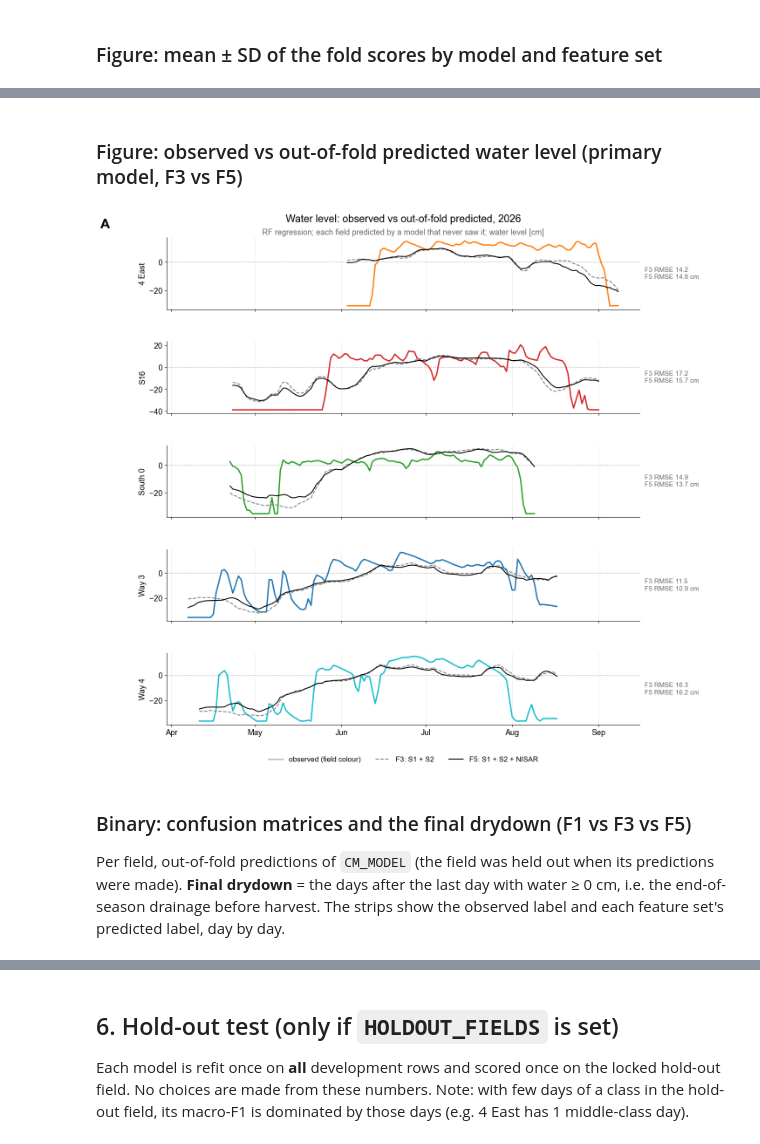
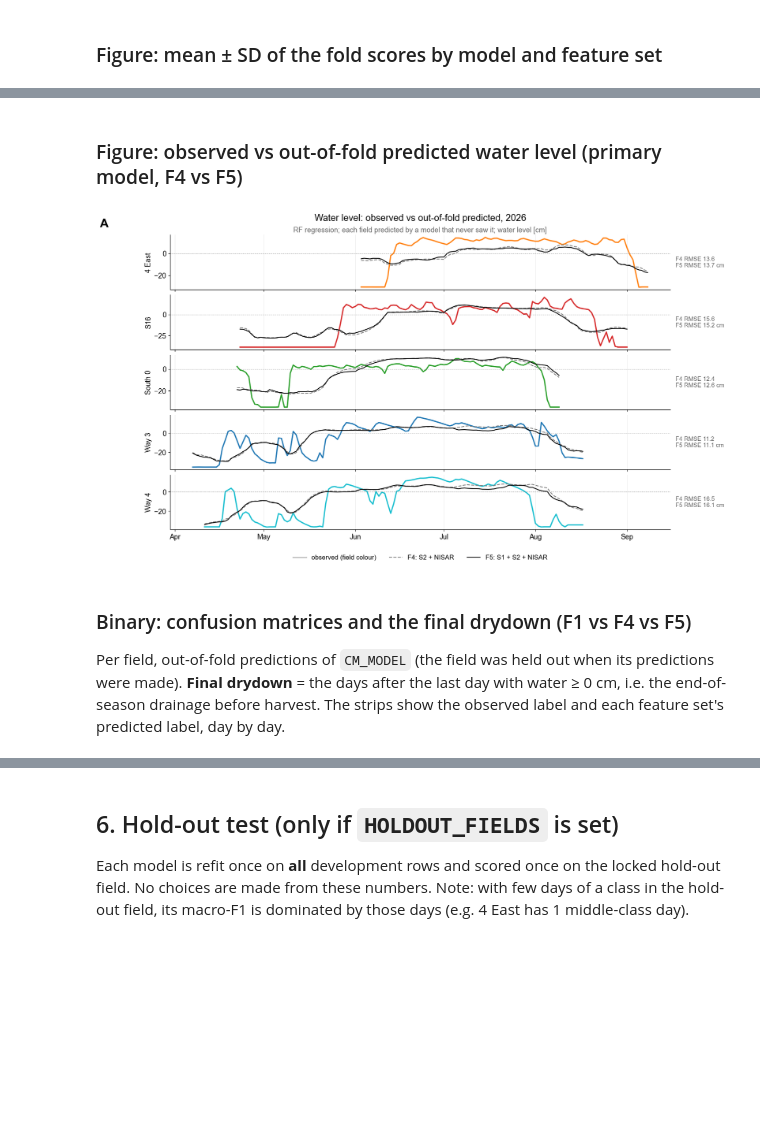
Before and after one commit to edrian-liao/rice-methane-downscaling, a Jupyter notebook: notebooks/train_model.ipynb, the cells around one changed output, grey strips where cells are left out. Drawn from its saved outputs; the diff is of its cells as text; code cells hidden in the pictures; blank space fills up the shorter version.

```diff
--- a/notebooks/train_model.ipynb
+++ b/notebooks/train_model.ipynb
@@ -251,12 +258,11 @@ def make_models(task):
             "Mean":        (DummyRegressor(), "none"),
             "Climatology": (DoyClimatology(CLIM_HALF_WIDTH, "reg"), "doy"),
             "Ridge":       (make_pipeline(*prep(), Ridge(alpha=RIDGE_ALPHA)), "features"),
-            "ElasticNet":  (make_pipeline(*prep(), ElasticNet(**ENET_PARAMS)), "features"),
+            # "ElasticNet":  (make_pipeline(*prep(), ElasticNet(**ENET_PARAMS)), "features"),
             "SVM":         (make_pipeline(*prep(), SVR(C=SVM_C)), "features"),
             "RF":          (make_pipeline(*prep(False), RandomForestRegressor(**RF_PARAMS)), "features"),
-            "ExtraTrees":  (make_pipeline(*prep(False), ExtraTreesRegressor(**ET_PARAMS)), "features"),
+            # "ExtraTrees":  (make_pipeline(*prep(False), ExtraTreesRegressor(**ET_PARAMS)), "features"),
             "XGBoost":     (XGBRegressor(**XGB_PARAMS), "features"),
-            "HistGB":      (HistGradientBoostingRegressor(**HGB_PARAMS), "features"),
         }
     logit = make_pipeline(*prep(), LogisticRegression(C=LOGIT_C, class_weight="balanced", max_iter=5000))
     return {
@@ -266,9 +272,8 @@ def make_models(task):
         "SVM":         (make_pipeline(*prep(), SVC(C=SVM_C, class_weight="balanced", probability=True,
                                                    random_state=SEED)), "features"),
         "RF":          (make_pipeline(*prep(False), RandomForestClassifier(class_weight="balanced", **RF_PARAMS)), "features"),
-        "ExtraTrees":  (make_pipeline(*prep(False), ExtraTreesClassifier(class_weight="balanced", **ET_PARAMS)), "features"),
+        # "ExtraTrees":  (make_pipeline(*prep(False), ExtraTreesClassifier(class_weight="balanced", **ET_PARAMS)), "features"),
         "XGBoost":     (BalancedLabelXGB(XGB_PARAMS), "features"),
-        "HistGB":      (HistGradientBoostingClassifier(class_weight="balanced", **HGB_PARAMS), "features"),
     }
 
 print({t: list(make_models(t)) for t in TASKS})
@@ -322,14 +340,16 @@ def run_cv(estimator, X, y, task):
 # %% [markdown]
 ## 5. Run all tasks × feature sets × models
 # %%
-oof_rows, pooled_rows, fold_rows = [], [], []
+oof_rows, pooled_rows, fold_rows, train_rows = [], [], [], []
 t0 = time.time()
 for task, target in TASKS.items():
     y = df[target].values.astype(float if task == "regression" else int)
     for set_name in FEATURE_SETS:
         X_feat = df[feature_cols(set_name)]
         for name, (est, how) in make_models(task).items():
-            pred, p1 = run_cv(est, model_input(X_feat, how), y, task)
+            tr_scores = []
+            pred, p1 = run_cv(est, model_input(X_feat, how), y, task, train_out=tr_scores)
+            train_rows += [dict(task=task, set=set_name, model=name, **r) for r in tr_scores]
             pooled_rows.append(dict(task=task, set=set_name, model=name, **metrics(task, y, pred, p1)))
             for g in FOLDS:
                 te = groups == g
@@ -341,5 +361,6 @@ for task, target in TASKS.items():
 
 pooled = pd.DataFrame(pooled_rows)
 by_fold = pd.DataFrame(fold_rows)
+by_fold_train = pd.DataFrame(train_rows)      # same folds, scored on the training rows
 oof = pd.concat(oof_rows, ignore_index=True)
 # %% [output]
@@ -452,8 +473,8 @@ HistGB        16.362 ± 3.165  19.215 ± 3.053  15.464 ± 1.184  16.912 ± 4.670
 ### Figure: primary metric by model and feature set
 # %%
 set_colors = dict(zip(FEATURE_SETS, ["#8fbf6a", "#e3a33b", "#4c78a8", "#b279a2", "#d62728"]))
-fig, axes = plt.subplots(len(TASKS), 1, figsize=(15, 5.2 * len(TASKS)))
-fig.subplots_adjust(hspace=0.75)
+fig, axes = plt.subplots(len(TASKS), 1, figsize=SLIDE_SIZE, layout="constrained")
+fig.get_layout_engine().set(h_pad=0.12, hspace=0.06)   # room between stacked panels
 for k, (ax, (task, metric)) in enumerate(zip(np.atleast_1d(axes), PRIMARY_METRIC.items())):
     t = pooled[pooled.task == task].pivot(index="model", columns="set", values=metric).loc[list(make_models(task))]
     x = np.arange(len(t)); w = 0.8 / len(FEATURE_SETS)
@@ -469,6 +490,6 @@ for k, (ax, (task, metric)) in enumerate(zip(np.atleast_1d(axes), PRIMARY_METRIC
     panel_letter(ax, "ABCDEFG"[k])
 np.atleast_1d(axes)[-1].legend(ncol=5, frameon=False, loc="upper center", bbox_to_anchor=(0.5, -0.12))
 OUT_DIR.mkdir(parents=True, exist_ok=True)
-fig.savefig(OUT_DIR / "primary_metric_by_model.png", dpi=150, bbox_inches="tight")
+fig.savefig(OUT_DIR / "primary_metric_by_model.png", dpi=SLIDE_DPI)
 plt.show()
 # %% [output]
@@ -477,8 +498,8 @@ plt.show()
 ### Figure: mean ± SD of the fold scores by model and feature set
 # %%
 set_colors = dict(zip(FEATURE_SETS, ["#8fbf6a", "#e3a33b", "#4c78a8", "#b279a2", "#d62728"]))
-fig, axes = plt.subplots(len(TASKS), 1, figsize=(15, 5.2 * len(TASKS)))
-fig.subplots_adjust(hspace=0.75)
+fig, axes = plt.subplots(len(TASKS), 1, figsize=SLIDE_SIZE, layout="constrained")
+fig.get_layout_engine().set(h_pad=0.12, hspace=0.06)   # room between stacked panels
 for k, (ax, (task, metric)) in enumerate(zip(np.atleast_1d(axes), PRIMARY_METRIC.items())):
     t = fold_stats[fold_stats.task == task]
     mean = t.pivot(index="model", columns="set", values=f"{metric}_mean").loc[list(make_models(task))]
@@ -496,6 +517,6 @@ for k, (ax, (task, metric)) in enumerate(zip(np.atleast_1d(axes), PRIMARY_METRIC
     panel_letter(ax, "ABCDEFG"[k])
 np.atleast_1d(axes)[-1].legend(ncol=5, frameon=False, loc="upper center", bbox_to_anchor=(0.5, -0.12))
 OUT_DIR.mkdir(parents=True, exist_ok=True)
-fig.savefig(OUT_DIR / "fold_mean_sd_by_model.png", dpi=150, bbox_inches="tight")
+fig.savefig(OUT_DIR / "fold_mean_sd_by_model.png", dpi=SLIDE_DPI)
 plt.show()
 # %% [output]
@@ -503,40 +598,40 @@ plt.show()
 # %% [markdown]
-### Figure: observed vs out-of-fold predicted water level (primary model, F3 vs F5)
+### Figure: observed vs out-of-fold predicted water level (primary model, F4 vs F5)
 # %%
 units_list = sorted(df.unit.unique())
 r = oof[(oof.task == "regression") & (oof.model == PRIMARY_MODEL)]
-fig, axes = plt.subplots(len(units_list), 1, figsize=(14, 2.9 * len(units_list)), sharex=True)
-fig.subplots_adjust(hspace=0.45)
-set_style = {TEST_SETS[1]: ("#7f7f7f", "--"), TEST_SETS[0]: ("#000000", "-")}   # predictions: neutral, so field colours stay distinct
+fig, axes = plt.subplots(len(units_list), 1, figsize=SLIDE_SIZE, layout="constrained", sharex=True)
+WL_SETS = ("F5", "F4")          # feature sets drawn in this figure (with, without)
+set_style = {WL_SETS[1]: ("#7f7f7f", "--"), WL_SETS[0]: ("#000000", "-")}   # predictions: neutral, so field colours stay distinct
 for k, (ax, gid) in enumerate(zip(axes, units_list)):
     m = (df.unit == gid).values
     fld = df.field[m].iloc[0]
     ax.plot(df.date[m], df.water_cm[m], color=FIELD_COLORS.get(fld, "k"), lw=2.2, label="observed")
     txt = []
     for s, (c, ls) in set_style.items():
         rr = r[r.set == s].set_index("row").loc[np.where(m)[0]]
         ax.plot(df.date[m], rr.pred.values, color=c, lw=1.5, ls=ls, label=f"{s}: {' + '.join(FEATURE_SETS[s])}")
         txt.append(f"{s} RMSE {np.sqrt(np.mean((rr.pred.values - rr.y.values) ** 2)):.1f}")
     ax.axhline(0, color="grey", lw=0.9, ls=":")
     ax.set_ylabel(gid if gid == fld else f"{gid}\n({fld})", fontsize=13)
     ax.text(1.01, 0.5, "\n".join(txt) + " cm", transform=ax.transAxes, va="center", fontsize=11, color="#666666")
     ax.grid(axis="x", alpha=0.25)
 axes[0].set_title("Water level: observed vs out-of-fold predicted, 2026", pad=26)
 subtitle(axes[0], f"{PRIMARY_MODEL} regression; each field predicted by a model that never saw it; water level [cm]")
 from matplotlib.lines import Line2D
 axes[-1].legend(handles=[Line2D([], [], color="#bbbbbb", lw=2.2, label="observed (field colour)")] +
                         [Line2D([], [], color=c, ls=ls, lw=1.5, label=f"{s}: {' + '.join(FEATURE_SETS[s])}")
                          for s, (c, ls) in set_style.items()],
                 ncol=3, frameon=False, loc="upper center", bbox_to_anchor=(0.5, -0.35), fontsize=12)
 axes[-1].xaxis.set_major_locator(mdates.MonthLocator())
 axes[-1].xaxis.set_major_formatter(mdates.DateFormatter("%b"))
 panel_letter(axes[0], "A")
-fig.savefig(OUT_DIR / "oof_water_level_primary.png", dpi=150, bbox_inches="tight")
+fig.savefig(OUT_DIR / "oof_water_level_primary.png", dpi=SLIDE_DPI)
 plt.show()
 # %% [output]
-[figure, old version]
+[figure, new version]
 # %% [markdown]
-### Binary: confusion matrices and the final drydown (F1 vs F3 vs F5)
+### Binary: confusion matrices and the final drydown (F1 vs F4 vs F5)
 
 Per field, out-of-fold predictions of `CM_MODEL` (the field was held out when its predictions were made).
 **Final drydown** = the days after the last day with water ≥ 0 cm, i.e. the end-of-season drainage before harvest.
```
Also changed, not shown: parts of 29 cells of this notebook, 8 other files.
